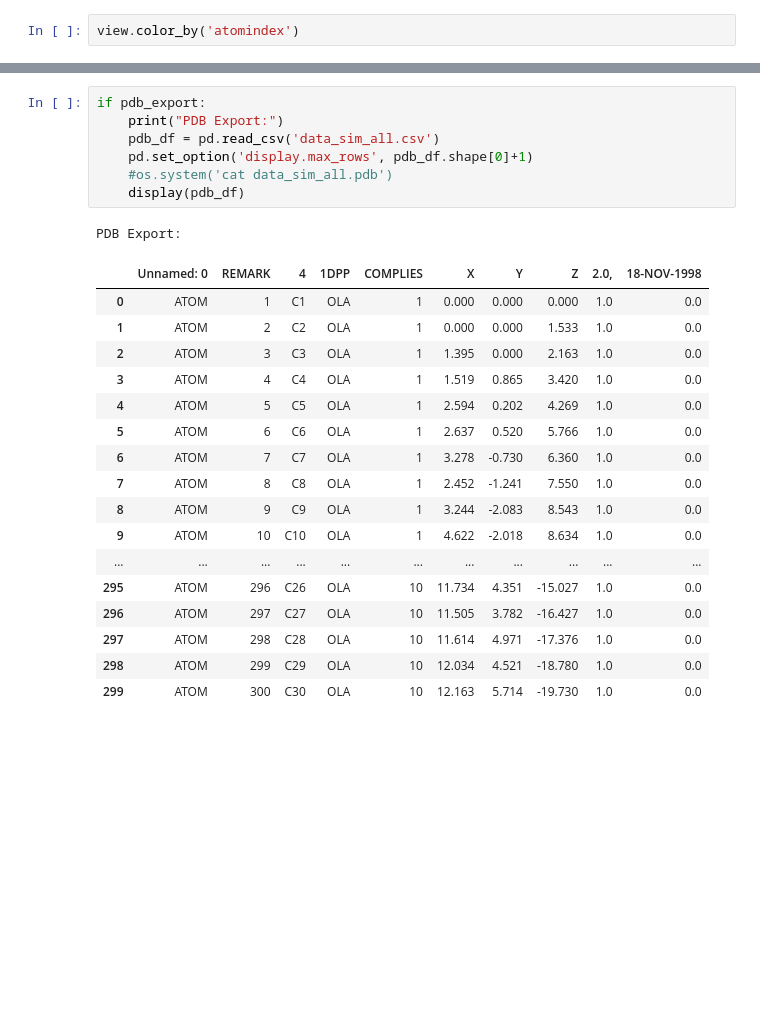
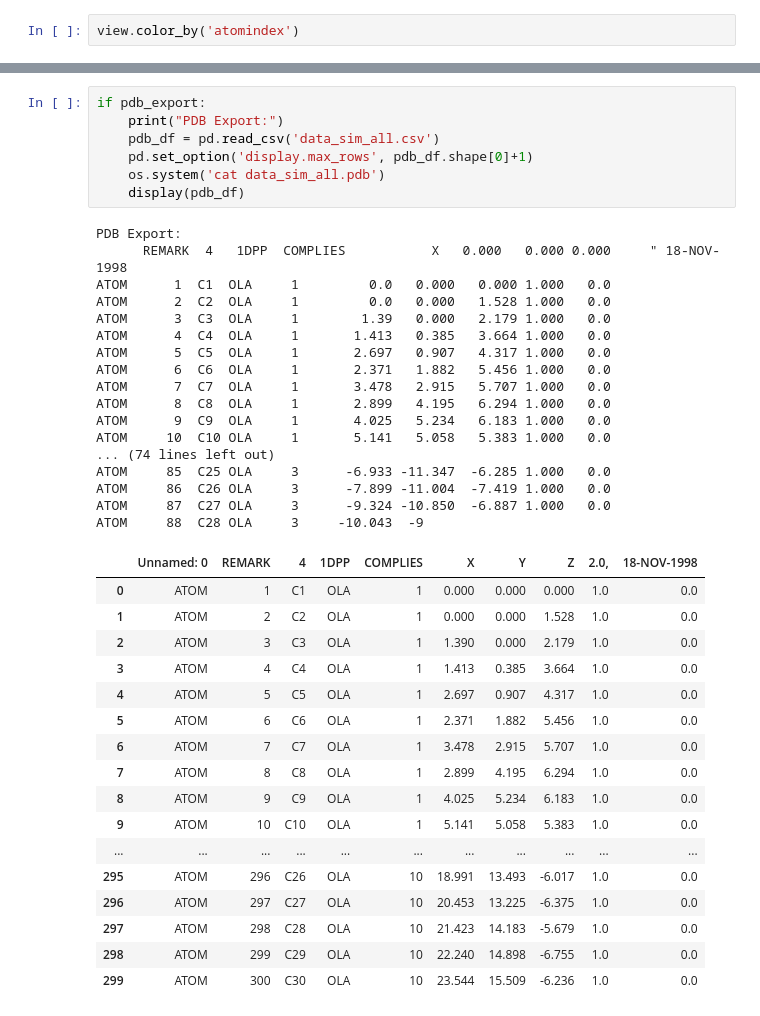
Before and after one commit to fengchenLBL/protein-dynamics-sim, a Jupyter notebook: webapp.ipynb, the cells around one changed output, grey strips where cells are left out. Cells and saved outputs as stored; diff of their text form; blank space fills up the shorter version.

```diff
--- a/webapp.ipynb
+++ b/webapp.ipynb
@@ -419,26 +422,42 @@ view._display_image()
 # %%
 if pdb_export:
     print("PDB Export:")
     pdb_df = pd.read_csv('data_sim_all.csv')
     pd.set_option('display.max_rows', pdb_df.shape[0]+1)
-    #os.system('cat data_sim_all.pdb')
+    os.system('cat data_sim_all.pdb')
     display(pdb_df)
 # %% [output]
 PDB Export:
+      REMARK  4   1DPP  COMPLIES           X   0.000   0.000 0.000     " 18-NOV-1998
+ATOM      1  C1  OLA     1         0.0   0.000   0.000 1.000   0.0
+ATOM      2  C2  OLA     1         0.0   0.000   1.528 1.000   0.0
+ATOM      3  C3  OLA     1        1.39   0.000   2.179 1.000   0.0
+ATOM      4  C4  OLA     1       1.413   0.385   3.664 1.000   0.0
+ATOM      5  C5  OLA     1       2.697   0.907   4.317 1.000   0.0
+ATOM      6  C6  OLA     1       2.371   1.882   5.456 1.000   0.0
+ATOM      7  C7  OLA     1       3.478   2.915   5.707 1.000   0.0
+ATOM      8  C8  OLA     1       2.899   4.195   6.294 1.000   0.0
+ATOM      9  C9  OLA     1       4.025   5.234   6.183 1.000   0.0
+ATOM     10  C10 OLA     1       5.141   5.058   5.383 1.000   0.0
+... (74 lines left out)
+ATOM     85  C25 OLA     3      -6.933 -11.347  -6.285 1.000   0.0
+ATOM     86  C26 OLA     3      -7.899 -11.004  -7.419 1.000   0.0
+ATOM     87  C27 OLA     3      -9.324 -10.850  -6.887 1.000   0.0
+ATOM     88  C28 OLA     3     -10.043  -9
 |  | Unnamed: 0 | REMARK | 4 | 1DPP | COMPLIES | X | Y | Z | 2.0, | 18-NOV-1998 |
 | 0 | ATOM | 1 | C1 | OLA | 1 | 0.000 | 0.000 | 0.000 | 1.0 | 0.0 |
-| 1 | ATOM | 2 | C2 | OLA | 1 | 0.000 | 0.000 | 1.533 | 1.0 | 0.0 |
-| 2 | ATOM | 3 | C3 | OLA | 1 | 1.395 | 0.000 | 2.163 | 1.0 | 0.0 |
-| 3 | ATOM | 4 | C4 | OLA | 1 | 1.519 | 0.865 | 3.420 | 1.0 | 0.0 |
-| 4 | ATOM | 5 | C5 | OLA | 1 | 2.594 | 0.202 | 4.269 | 1.0 | 0.0 |
-| 5 | ATOM | 6 | C6 | OLA | 1 | 2.637 | 0.520 | 5.766 | 1.0 | 0.0 |
-| 6 | ATOM | 7 | C7 | OLA | 1 | 3.278 | -0.730 | 6.360 | 1.0 | 0.0 |
-| 7 | ATOM | 8 | C8 | OLA | 1 | 2.452 | -1.241 | 7.550 | 1.0 | 0.0 |
-| 8 | ATOM | 9 | C9 | OLA | 1 | 3.244 | -2.083 | 8.543 | 1.0 | 0.0 |
-| 9 | ATOM | 10 | C10 | OLA | 1 | 4.622 | -2.018 | 8.634 | 1.0 | 0.0 |
+| 1 | ATOM | 2 | C2 | OLA | 1 | 0.000 | 0.000 | 1.528 | 1.0 | 0.0 |
+| 2 | ATOM | 3 | C3 | OLA | 1 | 1.390 | 0.000 | 2.179 | 1.0 | 0.0 |
+| 3 | ATOM | 4 | C4 | OLA | 1 | 1.413 | 0.385 | 3.664 | 1.0 | 0.0 |
+| 4 | ATOM | 5 | C5 | OLA | 1 | 2.697 | 0.907 | 4.317 | 1.0 | 0.0 |
+| 5 | ATOM | 6 | C6 | OLA | 1 | 2.371 | 1.882 | 5.456 | 1.0 | 0.0 |
+| 6 | ATOM | 7 | C7 | OLA | 1 | 3.478 | 2.915 | 5.707 | 1.0 | 0.0 |
+| 7 | ATOM | 8 | C8 | OLA | 1 | 2.899 | 4.195 | 6.294 | 1.0 | 0.0 |
+| 8 | ATOM | 9 | C9 | OLA | 1 | 4.025 | 5.234 | 6.183 | 1.0 | 0.0 |
+| 9 | ATOM | 10 | C10 | OLA | 1 | 5.141 | 5.058 | 5.383 | 1.0 | 0.0 |
 | ... | ... | ... | ... | ... | ... | ... | ... | ... | ... | ... |
-| 295 | ATOM | 296 | C26 | OLA | 10 | 11.734 | 4.351 | -15.027 | 1.0 | 0.0 |
-| 296 | ATOM | 297 | C27 | OLA | 10 | 11.505 | 3.782 | -16.427 | 1.0 | 0.0 |
-| 297 | ATOM | 298 | C28 | OLA | 10 | 11.614 | 4.971 | -17.376 | 1.0 | 0.0 |
-| 298 | ATOM | 299 | C29 | OLA | 10 | 12.034 | 4.521 | -18.780 | 1.0 | 0.0 |
-| 299 | ATOM | 300 | C30 | OLA | 10 | 12.163 | 5.714 | -19.730 | 1.0 | 0.0 |
+| 295 | ATOM | 296 | C26 | OLA | 10 | 18.991 | 13.493 | -6.017 | 1.0 | 0.0 |
+| 296 | ATOM | 297 | C27 | OLA | 10 | 20.453 | 13.225 | -6.375 | 1.0 | 0.0 |
+| 297 | ATOM | 298 | C28 | OLA | 10 | 21.423 | 14.183 | -5.679 | 1.0 | 0.0 |
+| 298 | ATOM | 299 | C29 | OLA | 10 | 22.240 | 14.898 | -6.755 | 1.0 | 0.0 |
+| 299 | ATOM | 300 | C30 | OLA | 10 | 23.544 | 15.509 | -6.236 | 1.0 | 0.0 |
```
Also changed, not shown: parts of 4 cells of this notebook.
